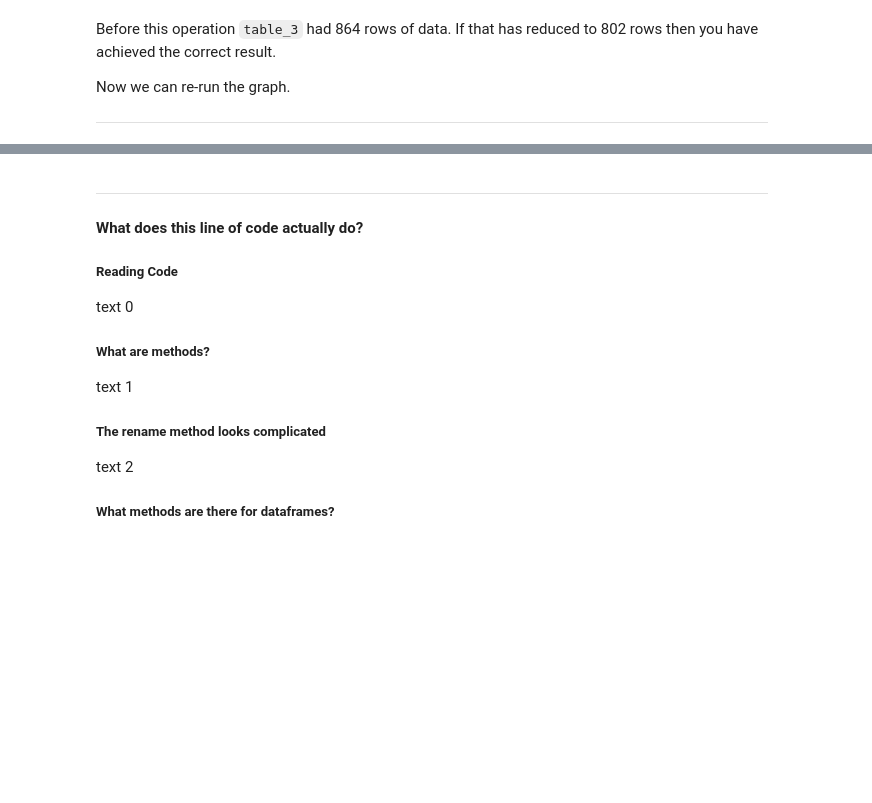
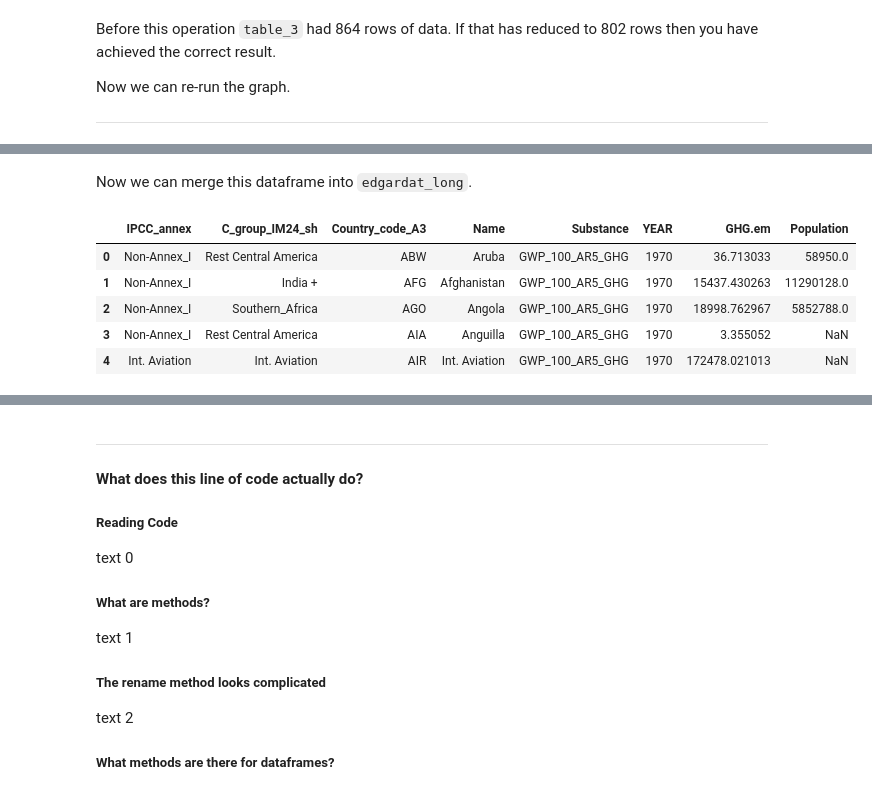
Before and after one commit to datasquad/DEE2025_coding, a Jupyter notebook: DataWalkThrough_DEE2025_pypj.ipynb, the cells around one changed output, grey strips where cells are left out. Cells and saved outputs as stored; diff of their text form; code cells hidden in the pictures; blank space fills up the shorter version.

```diff
--- a/DataWalkThrough_DEE2025_pypj.ipynb
+++ b/DataWalkThrough_DEE2025_pypj.ipynb
@@ -716,0 +829,14 @@ Now we can re-run the graph.
+# %%
+# Determine which variables should stay (indic_vars) and which should become a variable
+indic_vars = edgardat.columns[:5] # picks the first 5 (0 to 4) variable names
+vars_to_year = edgardat.columns[5:] # picks the variable names that are years (from 6th variable to end)
+
+# Convert wide to long format
+edgardat_long = edgardat.melt(id_vars = indic_vars, value_vars = vars_to_year,
+                  var_name='YEAR', value_name='GHG.em')
+
+# Remove "Y_" prefix from 'YEAR' column
+edgardat_long['YEAR'] = edgardat_long['YEAR'].str.replace("Y_", "", regex=False)
+
+# Convert 'Year' column to integer
+edgardat_long['YEAR'] = edgardat_long['YEAR'].astype(int)
@@ -716,0 +926,12 @@ Now we can re-run the graph.
+# %%
+# Determine which variables should stay and which should become a variable
+indic_vars = popdat.columns[:4] # picks the first 4 (0 to 3) variable names
+vars_to_year = popdat.columns[4:] # picks the variable names that are years (from 5th variable to end)
+
+# Convert wide to long format
+popdat_long = popdat.melt(id_vars = indic_vars, value_vars = vars_to_year,
+                  var_name='YEAR', value_name='Population')
+
+# Convert 'Year' column to integer
+popdat_long['YEAR'] = popdat_long['YEAR'].astype(int)
+popdat_long.head()
@@ -716,0 +947,23 @@ Now we can re-run the graph.
+# %%
+popdat_long = popdat_long[["Country Code", "YEAR", "Population"]]
+# %% [markdown]
+Now we can merge this dataframe into `edgardat_long`.
+# %%
+# Merge popdat_long into edgardat_long
+edgardat_long = edgardat_long.merge(popdat_long,
+                                    left_on=['Country_code_A3', 'YEAR'],
+                                    right_on=['Country Code', 'YEAR'],
+                                    how='inner')
+
+# Drop the redundant 'Country Code' column after merging
+edgardat_long = edgardat_long.drop(columns=['Country Code'])
+
+# Display the first few rows of the merged dataframe
+edgardat_long.head()
+# %% [output]
+|  | IPCC_annex | C_group_IM24_sh | Country_code_A3 | Name | Substance | YEAR | GHG.em | Population |
+| 0 | Non-Annex_I | Rest Central America | ABW | Aruba | GWP_100_AR5_GHG | 1970 | 36.713033 | 58950.0 |
+| 1 | Non-Annex_I | India + | AFG | Afghanistan | GWP_100_AR5_GHG | 1970 | 15437.430263 | 11290128.0 |
+| 2 | Non-Annex_I | Southern_Africa | AGO | Angola | GWP_100_AR5_GHG | 1970 | 18998.762967 | 5852788.0 |
+| 3 | Non-Annex_I | Rest Central America | AIA | Anguilla | GWP_100_AR5_GHG | 1970 | 3.355052 | NaN |
+| 4 | Int. Aviation | Int. Aviation | AIR | Int. Aviation | GWP_100_AR5_GHG | 1970 | 172478.021013 | NaN |
```
Also changed, not shown: parts of 21 cells of this notebook.
